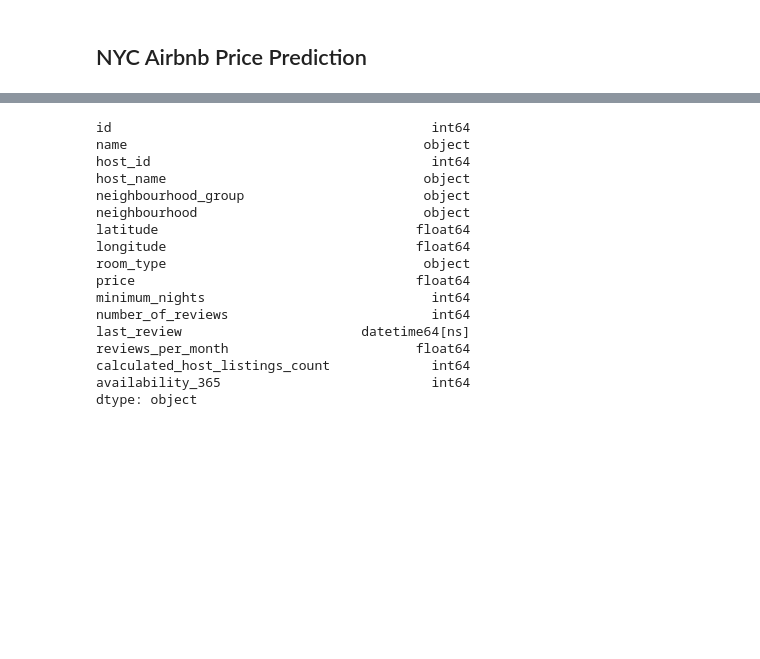
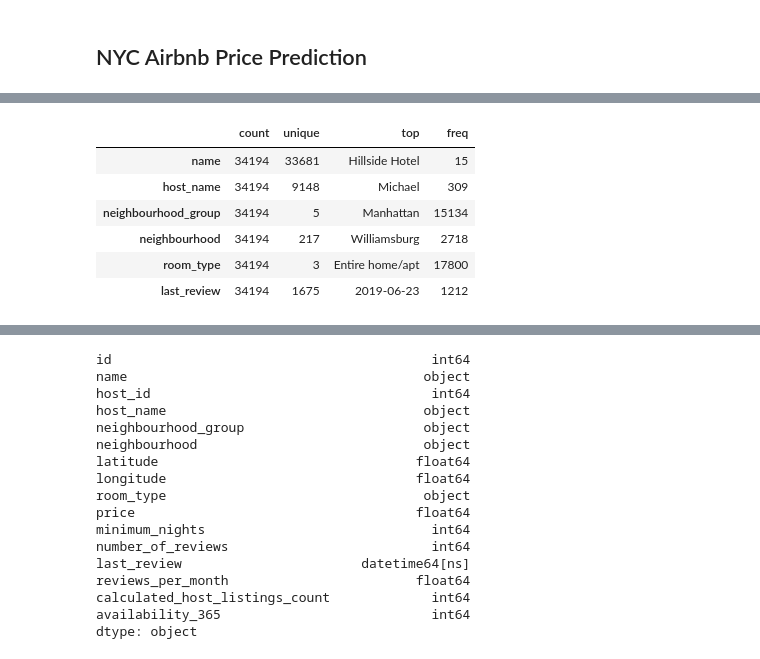
Before and after one commit to RodrigoFP51/nyc_airbnb_prices, a Jupyter notebook: notebooks/model_creation.ipynb, the cells around one changed output, grey strips where cells are left out. Saved outputs shown, nothing was run; the diff lists cells and outputs as text; code cells hidden in the pictures; blank space fills up the shorter version.

```diff
--- a/notebooks/model_creation.ipynb
+++ b/notebooks/model_creation.ipynb
@@ -38,4 +38,12 @@ df.describe()
 # %%
-df.describe(include='object')
+df.describe(include='object').T
+# %% [output]
+|  | count | unique | top | freq |
+| name | 34194 | 33681 | Hillside Hotel | 15 |
+| host_name | 34194 | 9148 | Michael | 309 |
+| neighbourhood_group | 34194 | 5 | Manhattan | 15134 |
+| neighbourhood | 34194 | 217 | Williamsburg | 2718 |
+| room_type | 34194 | 3 | Entire home/apt | 17800 |
+| last_review | 34194 | 1675 | 2019-06-23 | 1212 |
 # %%
 df.info()
```
Also changed, not shown: parts of 18 cells of this notebook, 1 other file.
